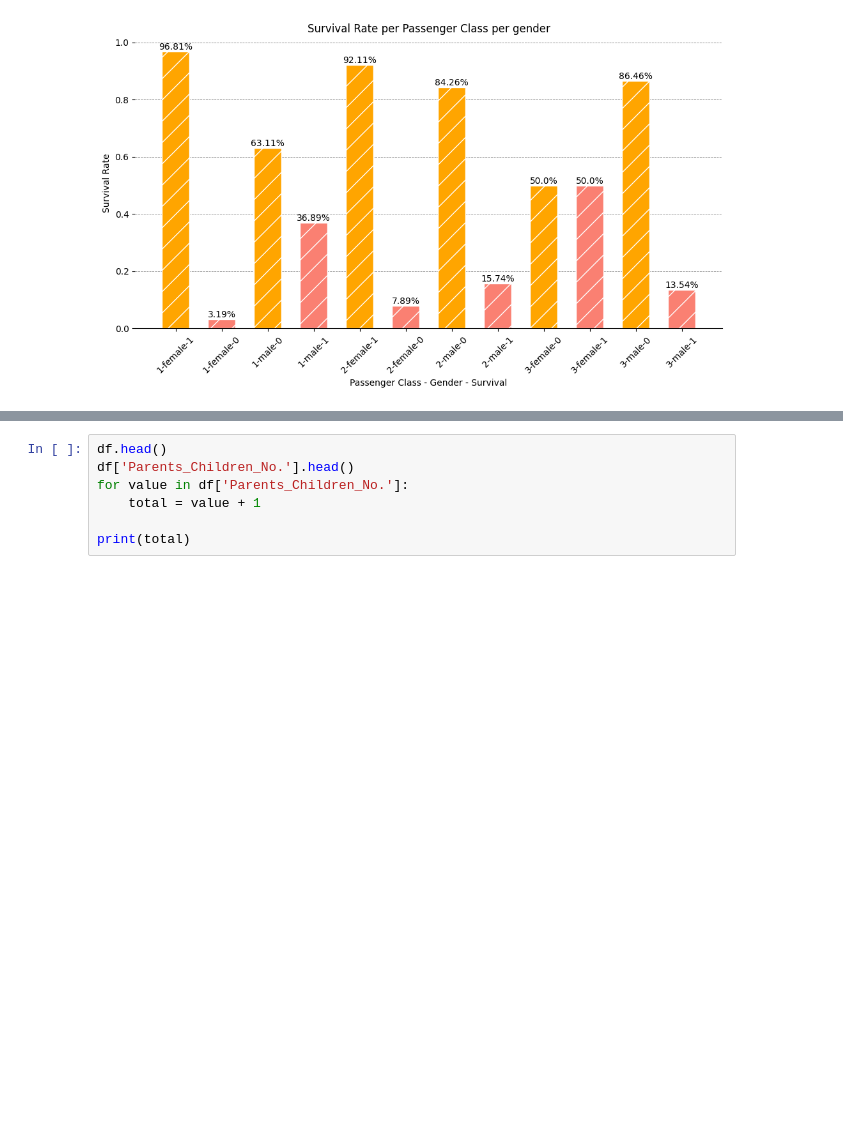
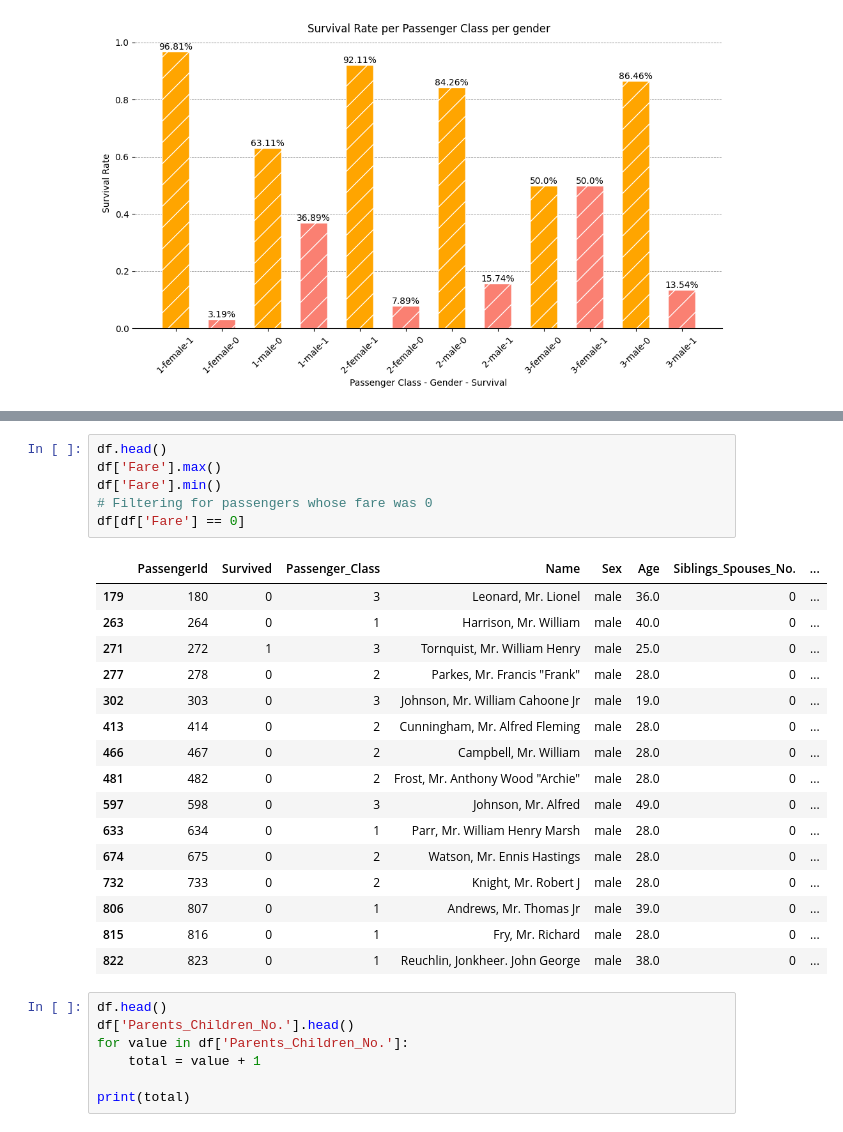
Before and after one commit to Ma7moodAs/Titanic-prediction, a Jupyter notebook: notebooks/notebook.ipynb, the cells around one changed output, grey strips where cells are left out. Drawn from its saved outputs; the diff is of its cells as text; blank space fills up the shorter version.

```diff
--- a/notebooks/notebook.ipynb
+++ b/notebooks/notebook.ipynb
@@ -691,3 +749,26 @@ Passing `palette` without assigning `hue` is deprecated and will be removed in v
+# %%
+df.head()
+df['Fare'].max()
+df['Fare'].min()
+# Filtering for passengers whose fare was 0
+df[df['Fare'] == 0]
+# %% [output]
+|  | PassengerId | Survived | Passenger_Class | Name | Sex | Age | Siblings_Spouses_No. | ... |
+| 179 | 180 | 0 | 3 | Leonard, Mr. Lionel | male | 36.0 | 0 | ... |
+| 263 | 264 | 0 | 1 | Harrison, Mr. William | male | 40.0 | 0 | ... |
+| 271 | 272 | 1 | 3 | Tornquist, Mr. William Henry | male | 25.0 | 0 | ... |
+| 277 | 278 | 0 | 2 | Parkes, Mr. Francis "Frank" | male | 28.0 | 0 | ... |
+| 302 | 303 | 0 | 3 | Johnson, Mr. William Cahoone Jr | male | 19.0 | 0 | ... |
+| 413 | 414 | 0 | 2 | Cunningham, Mr. Alfred Fleming | male | 28.0 | 0 | ... |
+| 466 | 467 | 0 | 2 | Campbell, Mr. William | male | 28.0 | 0 | ... |
+| 481 | 482 | 0 | 2 | Frost, Mr. Anthony Wood "Archie" | male | 28.0 | 0 | ... |
+| 597 | 598 | 0 | 3 | Johnson, Mr. Alfred | male | 49.0 | 0 | ... |
+| 633 | 634 | 0 | 1 | Parr, Mr. William Henry Marsh | male | 28.0 | 0 | ... |
+| 674 | 675 | 0 | 2 | Watson, Mr. Ennis Hastings | male | 28.0 | 0 | ... |
+| 732 | 733 | 0 | 2 | Knight, Mr. Robert J | male | 28.0 | 0 | ... |
+| 806 | 807 | 0 | 1 | Andrews, Mr. Thomas Jr | male | 39.0 | 0 | ... |
+| 815 | 816 | 0 | 1 | Fry, Mr. Richard | male | 28.0 | 0 | ... |
+| 822 | 823 | 0 | 1 | Reuchlin, Jonkheer. John George | male | 38.0 | 0 | ... |
 # %%
 df.head()
 df['Parents_Children_No.'].head()
```
Also changed, not shown: parts of 4 cells of this notebook.
